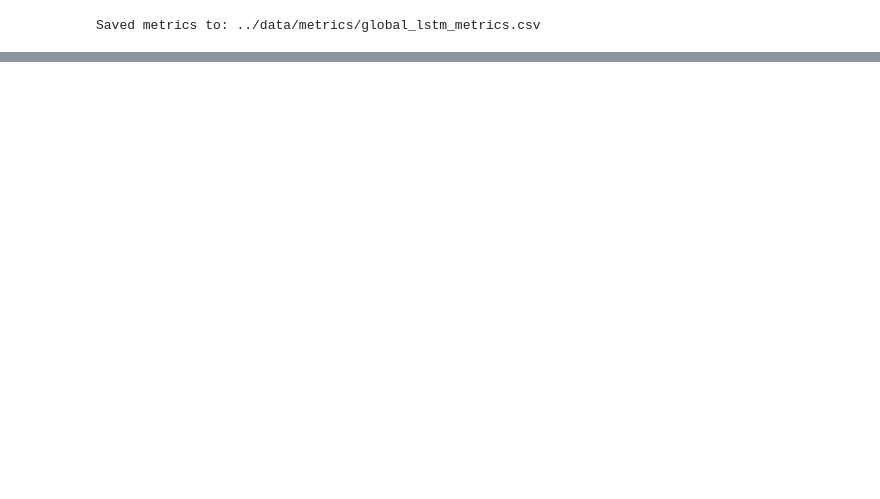
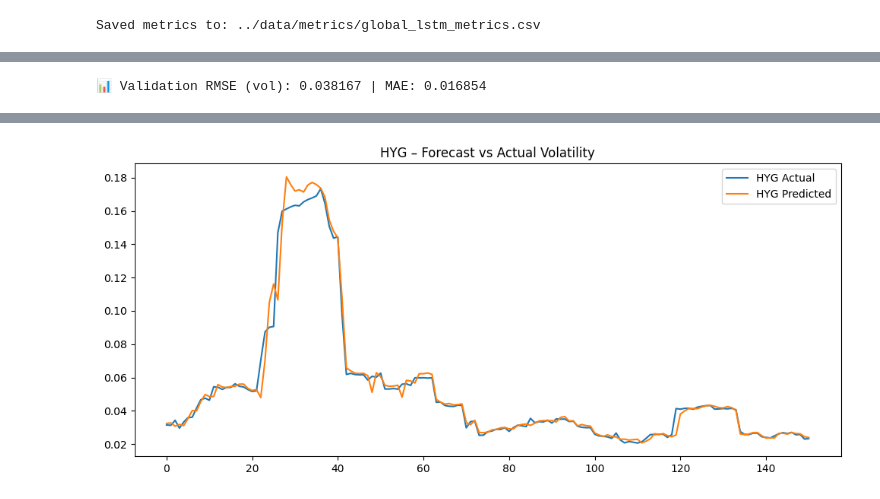
Before and after one commit to rahulmkarthik/VolSense, a Jupyter notebook: notebooks/global_lstm_training.ipynb, the cells around one changed output, grey strips where cells are left out. Cells and saved outputs as stored; diff of their text form; code cells hidden in the pictures; blank space fills up the shorter version.

Commit message:
training notebooks + updated forecast interface + latest version of global_vol_forecaster

```diff
--- a/notebooks/global_lstm_training.ipynb
+++ b/notebooks/global_lstm_training.ipynb
@@ -585,7 +585,7 @@ bundle = {
     "ticker_to_id": ticker_to_id,
     "scalers": scalers,
 }
-bundle_pkl_path = f"checkpoints/global_vol_forecaster_win{cfg.window}_h{cfg.horizons}_{cfg.device}_bundle.pkl"
+bundle_pkl_path = f"checkpoints/global_vol_forecaster_strong_baseline_bundle.pkl"
 with open(bundle_pkl_path, "wb") as f:
     pickle.dump(bundle, f)
 print(f"💾 Saved portable bundle (pickle) to: {bundle_pkl_path}")
@@ -598,0 +785,76 @@ Saved metrics to: ../data/metrics/global_lstm_metrics.csv
+# %%
+# ============================================================
+# 🌍 Evaluation — GlobalVolForecaster (Single Horizon)
+# ============================================================
+
+DEVICE = cfg.device
+MODEL = model.to(DEVICE)
+MODEL.eval()
+
+# --- Run inference ---
+all_preds, all_trues, all_tids = [], [], []
+
+with torch.no_grad():
+    for tid, X, y in val_loader:
+        tid, X, y = tid.to(DEVICE), X.to(DEVICE), y.to(DEVICE)
+        preds = MODEL(tid, X)
+        all_preds.append(preds.cpu().numpy())
+        all_trues.append(y.cpu().numpy())
+        all_tids.append(tid.cpu().numpy())
+
+preds_scaled = np.concatenate(all_preds)
+trues_scaled = np.concatenate(all_trues)
+tids = np.concatenate(all_tids)
+
+# --- Invert scaling and transform back to volatility ---
+id_to_ticker = {v: k for k, v in ticker_to_id.items()}
+preds_vol, trues_vol = np.empty_like(preds_scaled), np.empty_like(trues_scaled)
+
+for tid in np.unique(tids):
+    mask = (tids == tid)
+    tkr = id_to_ticker[int(tid)]
+    sc_y = scalers[tkr]
+    # Use only the y-scaler for target_col (the full feature scaler works fine)
+    p_log = sc_y.inverse_transform(
+        np.hstack([np.zeros((mask.sum(), len(features)-1)), preds_scaled[mask].reshape(-1, 1)])
+    )[:, -1]
+    y_log = sc_y.inverse_transform(
+        np.hstack([np.zeros((mask.sum(), len(features)-1)), trues_scaled[mask].reshape(-1, 1)])
+    )[:, -1]
+    preds_vol[mask] = np.exp(p_log)
+    trues_vol[mask] = np.exp(y_log)
+
+# --- Compute aggregate metrics ---
+rmse = np.sqrt(mean_squared_error(trues_vol, preds_vol))
+mae = mean_absolute_error(trues_vol, preds_vol)
+print(f"📊 Validation RMSE (vol): {rmse:.6f} | MAE: {mae:.6f}")
+
+# --- Per-ticker metrics ---
+rows = []
+for tid in np.unique(tids):
+    tkr = id_to_ticker[int(tid)]
+    m = (tids == tid)
+    rows.append({
+        "ticker": tkr,
+        "rmse": np.sqrt(mean_squared_error(trues_vol[m], preds_vol[m])),
+        "mae": mean_absolute_error(trues_vol[m], preds_vol[m]),
+        "n": int(m.sum())
+    })
+metrics_df = pd.DataFrame(rows).sort_values("rmse").reset_index(drop=True)
+metrics_path = "..data/metrics/global_lstm_metrics_v2.csv"
+metrics_df.to_csv(metrics_path, index=False)
+print(f"✅ Metrics saved to: {metrics_path}")
+
+# --- Representative ticker plot ---
+plt.figure(figsize=(12,5))
+top_ticker = metrics_df.iloc[0]["ticker"]
+mask = (tids == list(id_to_ticker.keys())[list(id_to_ticker.values()).index(top_ticker)])
+plt.plot(trues_vol[mask][:200], label=f"{top_ticker} Actual", linewidth=1.2)
+plt.plot(preds_vol[mask][:200], label=f"{top_ticker} Predicted", linewidth=1.2)
+plt.title(f"{top_ticker} – Forecast vs Actual Volatility")
+plt.legend()
+plt.show()
+
+display(metrics_df.head(15))
+# %% [output]
+📊 Validation RMSE (vol): 0.038167 | MAE: 0.016854
@@ -598,0 +877 @@ Saved metrics to: ../data/metrics/global_lstm_metrics.csv
+[figure, added]
```
Also changed, not shown: parts of 15 cells of this notebook, 4 other files.
